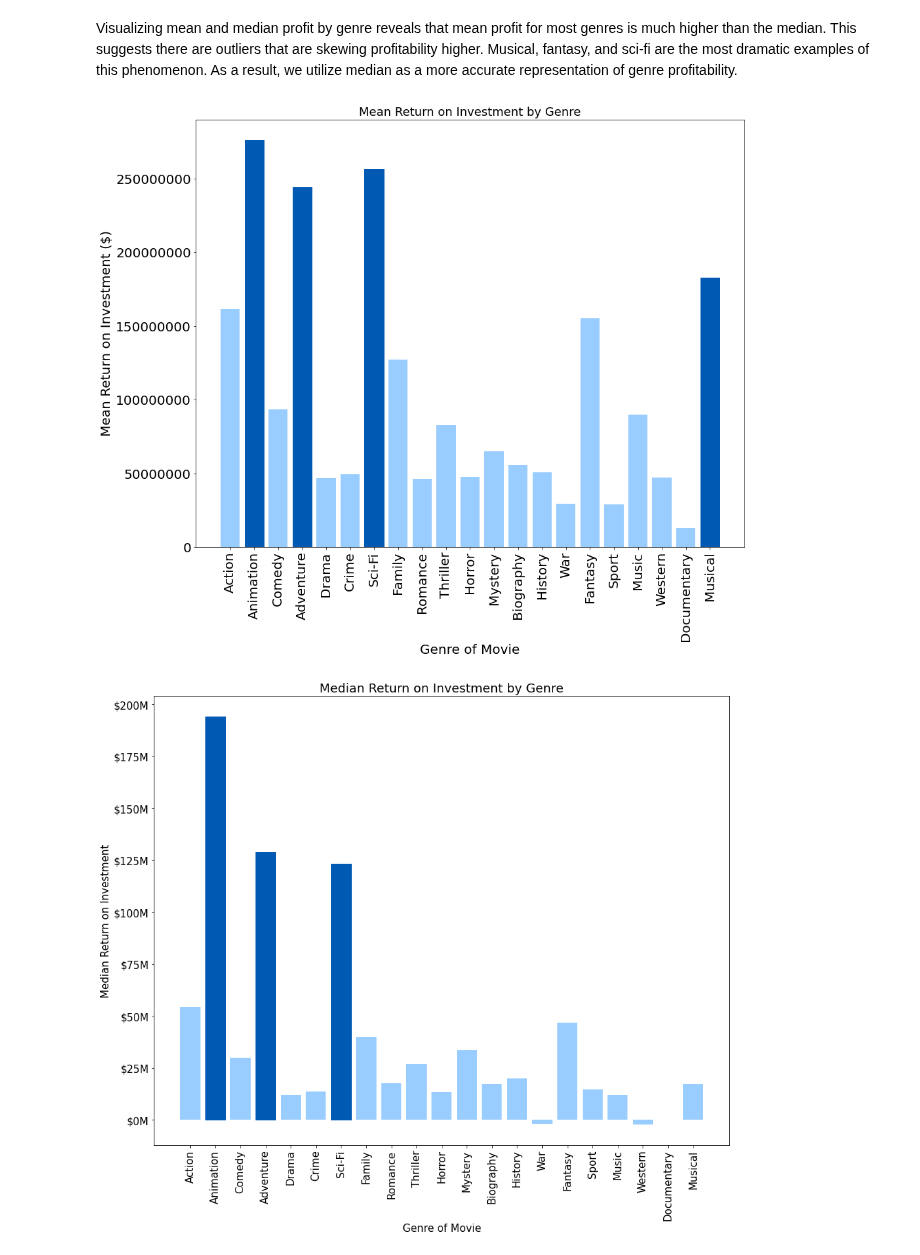
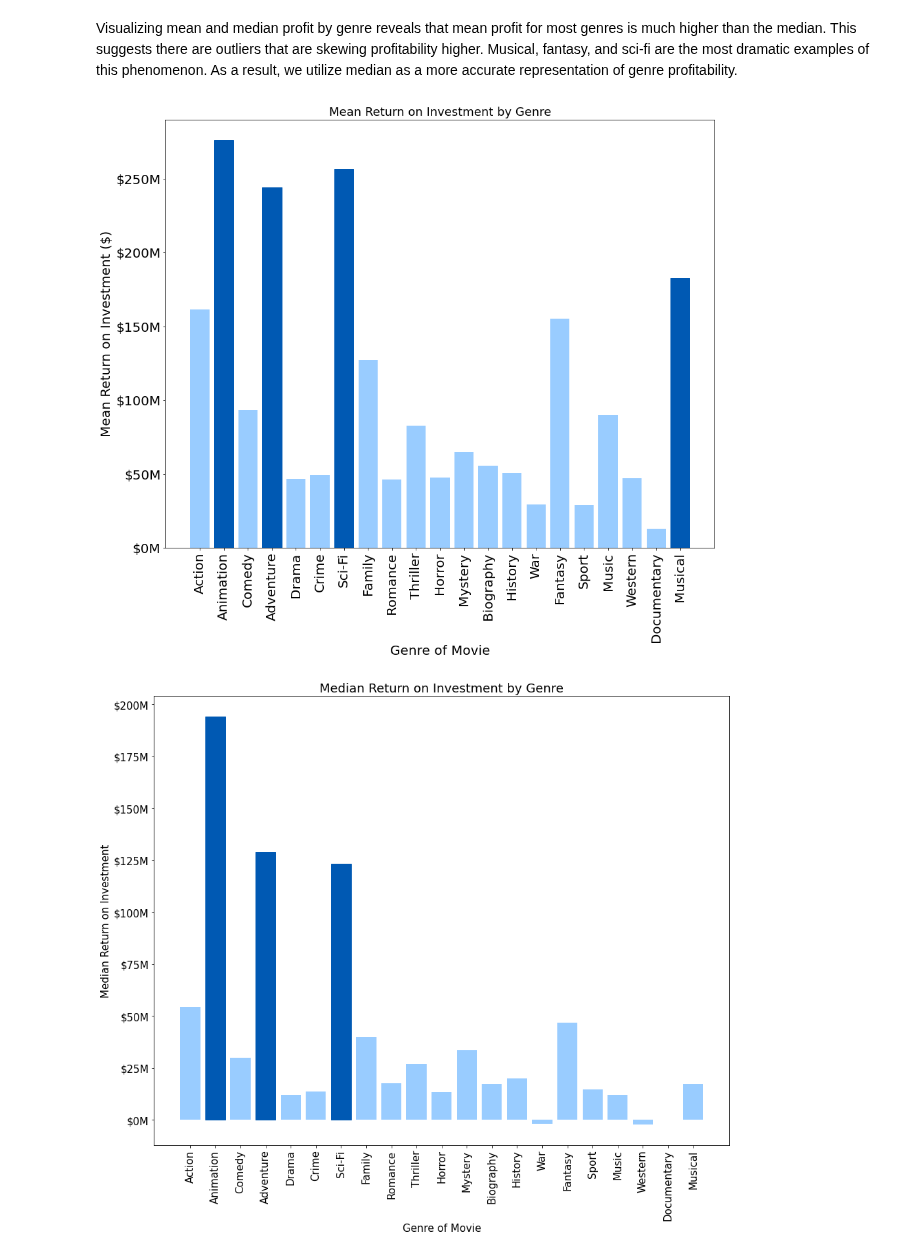
Before and after one commit to ThomasHChapman/p1_project, a Jupyter notebook: main_notebook.ipynb, the cells around one changed output. Cells and saved outputs as stored; diff of their text form; code cells hidden in the pictures.

```diff
--- a/main_notebook.ipynb
+++ b/main_notebook.ipynb
@@ -509,24 +502,6 @@ genre_medians
  'Musical': 17276337.5}
 # %% [markdown]
 Visualizing mean and median profit by genre reveals that mean profit for most genres is much higher than the median. This suggests there are outliers that are skewing profitability higher. Musical, fantasy, and sci-fi are the most dramatic examples of this phenomenon. As a result, we utilize median as a more accurate representation of genre profitability.
-# %%
-avg_profit, ax = plt.subplots(figsize=(15,12))
-
-plt.rcParams.update({'font.size': 15});
-
-ret = ax.bar(x = list(genre_profits.keys()), height = list(genre_profits.values()), color = '#99CCFF');
-ret[1].set_color('#0059B3')
-ret[3].set_color('#0059B3')
-ret[6].set_color('#0059B3')
-ret[20].set_color('#0059B3')
-ax.tick_params(axis='x', labelrotation = 90);
-ax.ticklabel_format(axis='y',style='plain')
-ax.set_ylabel('Mean Return on Investment ($)');
-ax.set_xlabel('Genre of Movie');
-ax.set_title('Mean Return on Investment by Genre');
-plt.savefig('./images/AverageROI_genre', dpi=500)
-# %% [output]
-[figure, removed]
 # %%
 # This code is courtesy of datavizpyr at the following URL: https://datavizpyr.com/add-dollar-sign-on-axis-ticks-in-matplotlib/#:~:text=Barplot%20with%20Matplotlib-,Add%20Dollar%20Sign%20to%20Axis%20Ticks%20in%20Matplotlib,the%20argument%20for%20formatting%20string.
 # Currency function will help label axes appropriately when plotting monetary figures.
@@ -539,4 +514,23 @@ def currency(x, pos):
     else:
         s = '${:1.0f}K'.format(x*1e-3)
     return s
+# %%
+avg_profit, ax = plt.subplots(figsize=(15,12))
+
+plt.rcParams.update({'font.size': 15});
+
+ret = ax.bar(x = list(genre_profits.keys()), height = list(genre_profits.values()), color = '#99CCFF');
+ret[1].set_color('#0059B3')
+ret[3].set_color('#0059B3')
+ret[6].set_color('#0059B3')
+ret[20].set_color('#0059B3')
+ax.tick_params(axis='x', labelrotation = 90);
+ax.ticklabel_format(axis='y',style='plain')
+ax.set_ylabel('Mean Return on Investment ($)');
+ax.set_xlabel('Genre of Movie');
+ax.set_title('Mean Return on Investment by Genre');
+ax.yaxis.set_major_formatter(currency);
+plt.savefig('./images/AverageROI_genre', dpi=500)
+# %% [output]
+[figure, added]
 # %%
```
Also changed, not shown: parts of 9 cells of this notebook, 5 other files.
